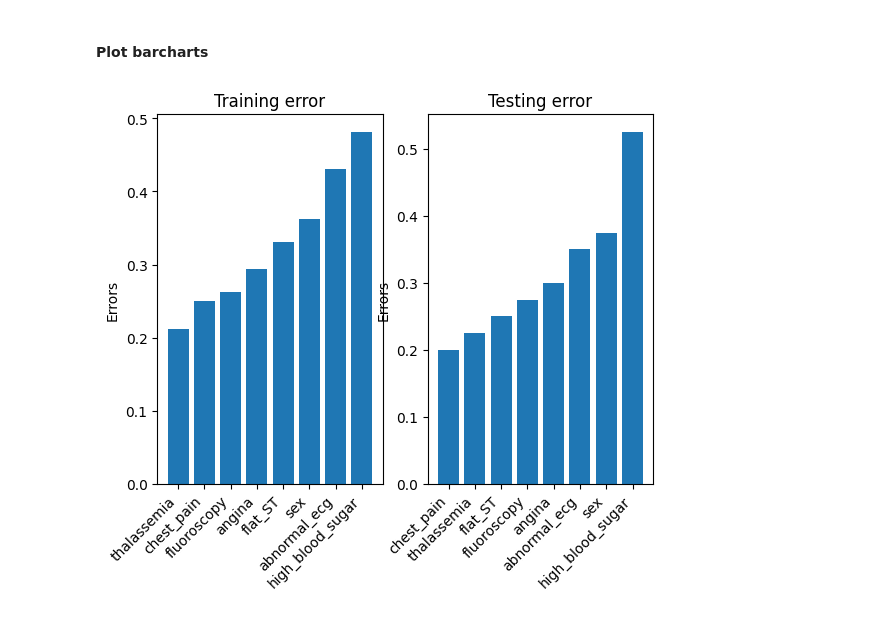
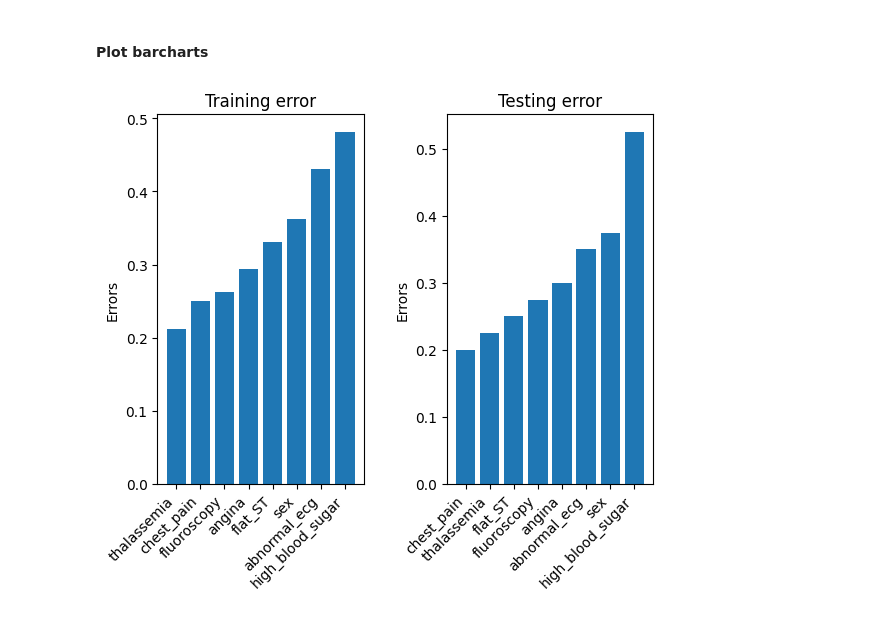
Before and after one commit to ou-acs/ACS5513-JupyterLite, a Jupyter notebook: content/DecisionStump.ipynb, the cells around one changed output. Drawn from its saved outputs; the diff is of its cells as text; code cells hidden in the pictures.

```diff
--- a/content/DecisionStump.ipynb
+++ b/content/DecisionStump.ipynb
@@ -38,7 +38,7 @@ class DecisionStumpClassifier:
 # %% [markdown]
 #### Load dataset
 # %%
-data_file = 'M1_data1_heart.csv'
+data_file = 'data\M1_data1_heart.csv'
 df = pd.read_csv(data_file, index_col=0)
 split = 0.8 #80-20 split for train and test
 split_index = int(df.count().values[0] * split) # calculate index at which to split the data
@@ -102,30 +102,32 @@ print(test_errors, train_errors)
 # %%
 fig, (ax1, ax2) = plt.subplots(1, 2)
 
 #sort the training errors
 sorted_train_errors = sorted(train_errors.items(), key=lambda item: item[1])
 keys = [item[0] for item in sorted_train_errors]
 values = [item[1] for item in sorted_train_errors]
 
 #setup the plot for training errors
 ax1.bar(keys, values, label=feature_columns)
 ax1.set_ylabel('Errors')
 ax1.set_title('Training error')
 
 #sort the testing errors
 sorted_test_errors = sorted(test_errors.items(), key=lambda item: item[1])
 keys = [item[0] for item in sorted_test_errors]
 values = [item[1] for item in sorted_test_errors]
 
 #setup the plot for testing errors
 ax2.bar(keys, values, label=feature_columns)
 ax2.set_ylabel('Errors')
 ax2.set_title('Testing error')
 
 #align the x-axis labels
 plt.setp(ax1.get_xticklabels(), rotation=45, ha='right')
 plt.setp(ax2.get_xticklabels(), rotation=45, ha='right')
 
+plt.subplots_adjust(wspace=0.4, hspace=0.6)
+
 plt.show()
 # %% [output]
-[figure, old version]
+[figure, new version]
```
